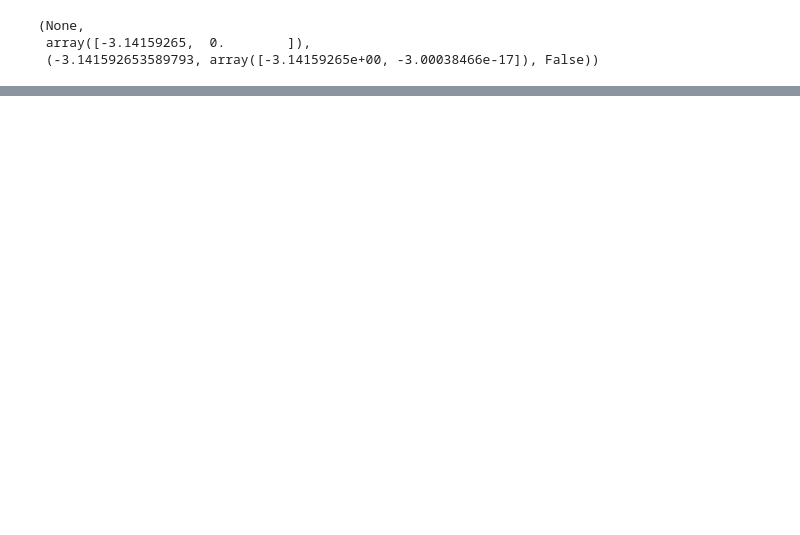
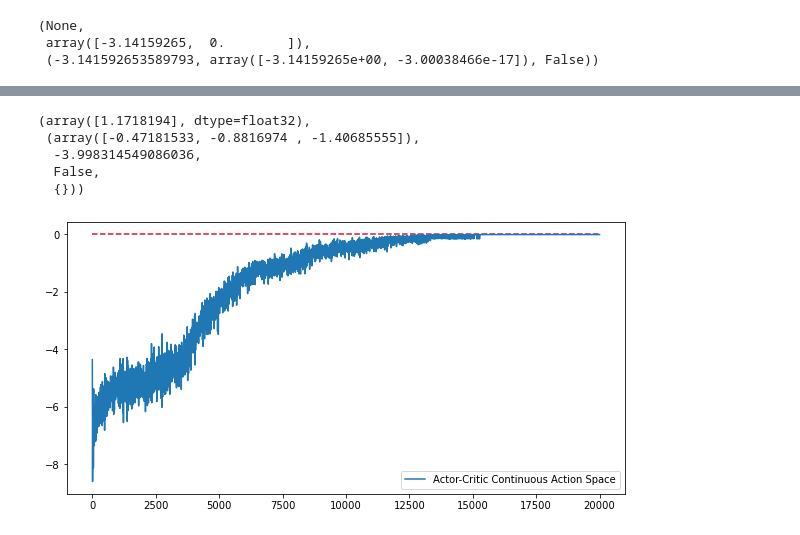
Before and after one commit to TroddenSpade/Exhaustive-Reinforcement-Learning, a Jupyter notebook: problems/Pendulum/Pendulum.ipynb, the cells around one changed output, grey strips where cells are left out. Saved outputs shown, nothing was run; the diff lists cells and outputs as text; code cells hidden in the pictures; blank space fills up the shorter version.

```diff
--- a/problems/Pendulum/Pendulum.ipynb
+++ b/problems/Pendulum/Pendulum.ipynb
@@ -112,0 +131,13 @@ plt.show()
+# %%
+import gym
+
+env_test = gym.make("Pendulum-v0").env
+env_test.reset()
+env_test.state ## theta, theta dot
+env_test.action_space.sample(), env_test.step(env_test.action_space.sample())
+# %% [output]
+(array([1.1718194], dtype=float32),
+ (array([-0.47181533, -0.8816974 , -1.40685555]),
+  -3.998314549086036,
+  False,
+  {}))
@@ -112,0 +157,21 @@ plt.show()
+# %%
+class ActorCriticContinuous:
+    def __init__(self, environment, tileCoding, actor_mu_alpha, actor_sigma_alpha, critic_alpha, reward_alpha, gamma=1):
+        self.env = environment
+        self.tc = tileCoding
+        self.actor_mu_alpha = actor_mu_alpha/self.tc.num_tilings
+        self.actor_sigma_alpha = actor_sigma_alpha/self.tc.num_tilings
+        self.critic_alpha = critic_alpha/self.tc.num_tilings
+        self.reward_alpha = reward_alpha
+        self.gamma = gamma
+        self.avg_reward = 0.0
+        self.actor_w_mu = np.zeros(self.tc.iht_size)
+        self.actor_w_sigma = np.zeros(self.tc.iht_size)
+        self.critic_w = np.zeros(self.tc.iht_size)
+
+
+    def reset(self):
+        self.avg_reward = 0.0
+        self.actor_w_mu = np.zeros(self.tc.iht_size)
+        self.actor_w_sigma = np.zeros(self.tc.iht_size)
+        self.critic_w = np.zeros(self.tc.iht_size)
@@ -112,0 +251,17 @@ plt.show()
+# %%
+env = gym.make("Pendulum-v0").env
+ptc = PendulumTileCoder(iht_size=4096, num_tilings=32, num_tiles=8)
+
+agent = ActorCriticContinuous(
+    env, ptc, actor_sigma_alpha=2**(-9), actor_mu_alpha=2**(-8),
+     critic_alpha=1.2, reward_alpha=2**(-6), gamma=1)
+
+res = agent.iterate(100, 20000)
+# %%
+plt.figure(figsize=(10,5))
+plt.plot([0,20000],[0,0], '--', color='crimson')
+plt.plot(res, label='Actor-Critic Continuous Action Space')
+plt.legend()
+plt.show()
+# %% [output]
+[figure, added]
```
Also changed, not shown: parts of 16 cells of this notebook.
